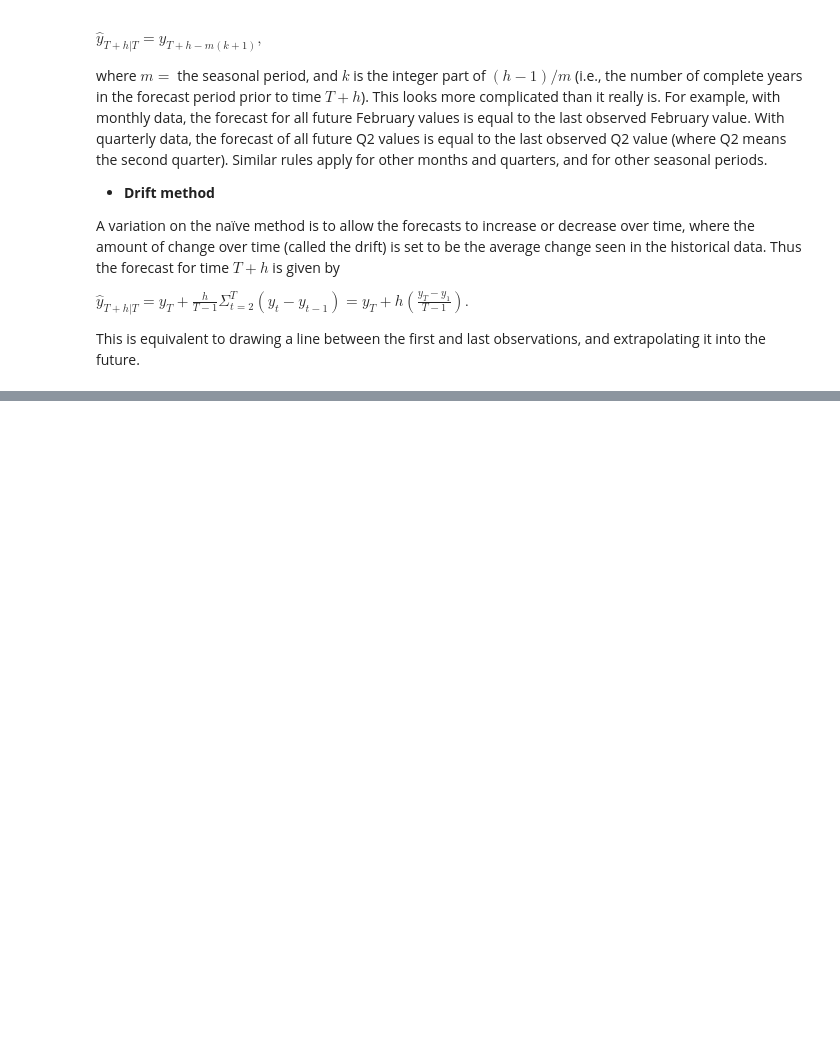
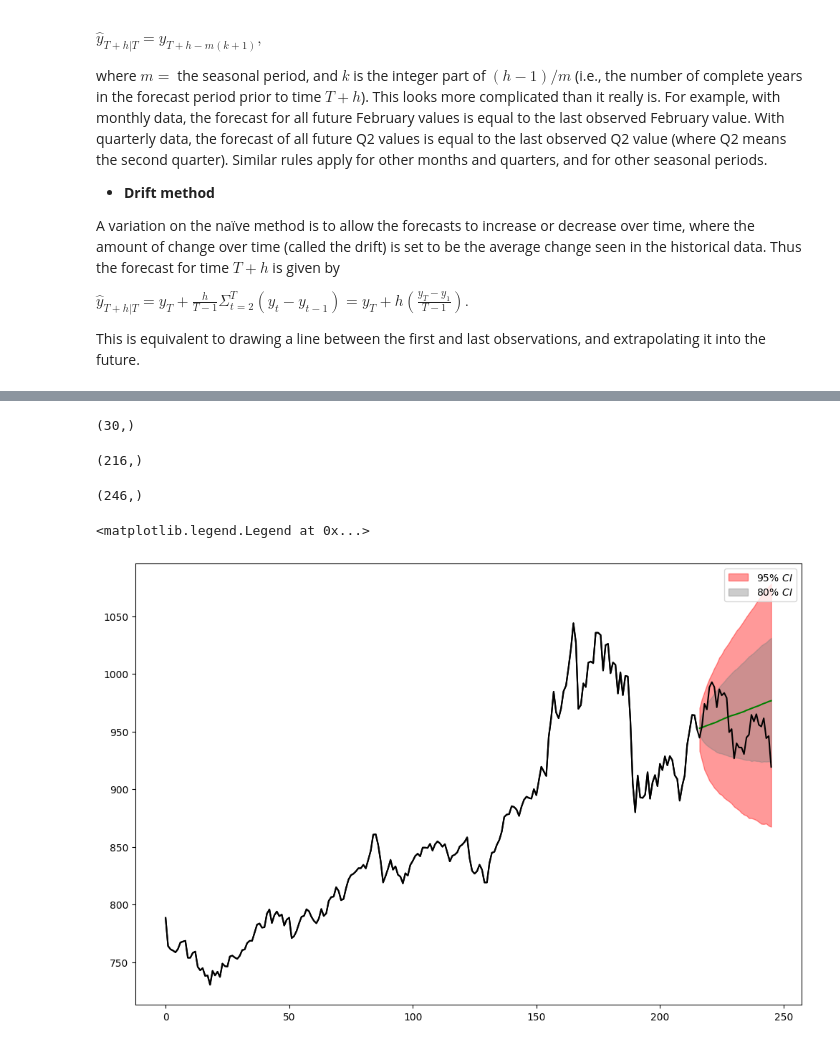
Before and after one commit to Fran-GS-96/Forecasting, a Jupyter notebook: forecasting.ipynb, the cells around one changed output, grey strips where cells are left out. Saved outputs shown, nothing was run; the diff lists cells and outputs as text; code cells hidden in the pictures; blank space fills up the shorter version.

```diff
--- a/forecasting.ipynb
+++ b/forecasting.ipynb
@@ -537,0 +688,36 @@ df.index = pd.to_datetime(df.index)
+# %%
+bootstrap = []
+for _ in range(10000):
+    bootstrap.append(np.array(forecast_bootstrap_naive(df_,h)))
+bootstrap = np.array(bootstrap)
+# %%
+mean_of_forecast.shape
+# %% [output]
+(30,)
+# %%
+df_.shape
+# %% [output]
+(216,)
+# %%
+df['gold'].loc['2011':'2011-12-12'].values.shape
+# %% [output]
+(246,)
+# %%
+mean_of_forecast = np.mean(bootstrap,axis = 0)
+p95_of_forecast = np.percentile(bootstrap,95,axis = 0)
+p05_of_forecast = np.percentile(bootstrap,5,axis = 0)
+p80_of_forecast = np.percentile(bootstrap,80,axis = 0)
+p20_of_forecast = np.percentile(bootstrap,20,axis = 0)
+
+fig = plt.figure(figsize = (12,8))
+
+plt.plot(range(len(df_),len(df_)+h),mean_of_forecast,color = 'green')
+plt.fill_between(range(len(df_),len(df_)+h),p05_of_forecast,p95_of_forecast, color = 'red',alpha = 0.4,label = r'$95\%\ CI$')
+plt.fill_between(range(len(df_),len(df_)+h),p80_of_forecast,p20_of_forecast, color = 'grey',alpha = 0.4,label = r'$80\%\ CI$')
+
+plt.plot(df['gold'].loc['2011':'2011-12-12'].values,color = 'black')
+plt.plot(df_,color = 'black')
+plt.legend()
+# %% [output]
+<matplotlib.legend.Legend at 0x...>
+[figure, added]
```
Also changed, not shown: parts of 8 cells of this notebook.
